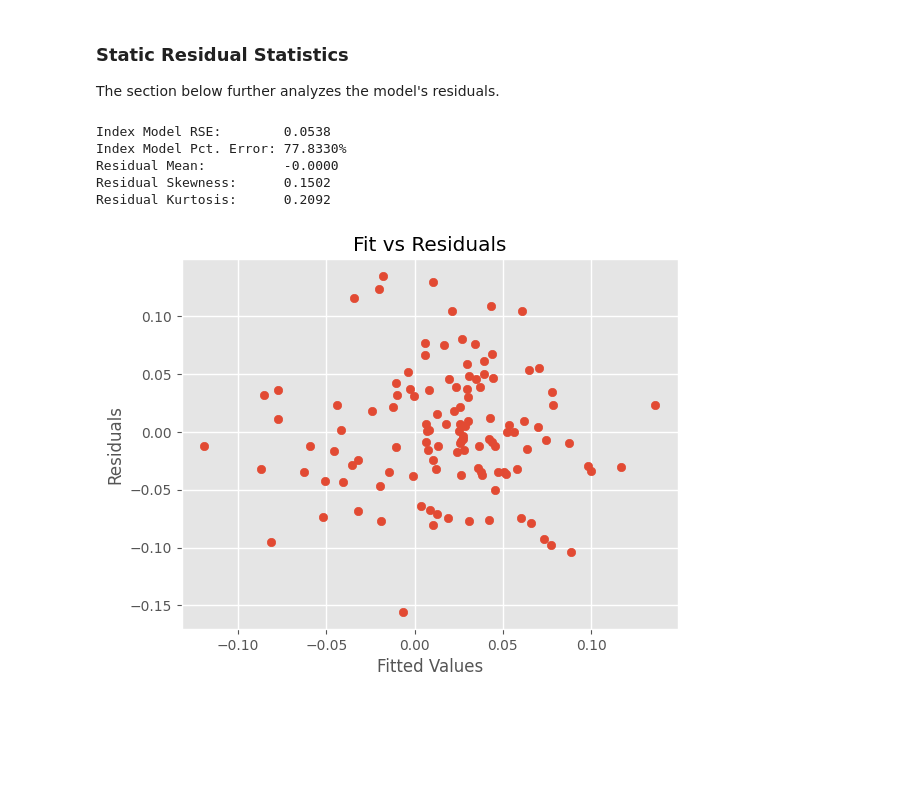
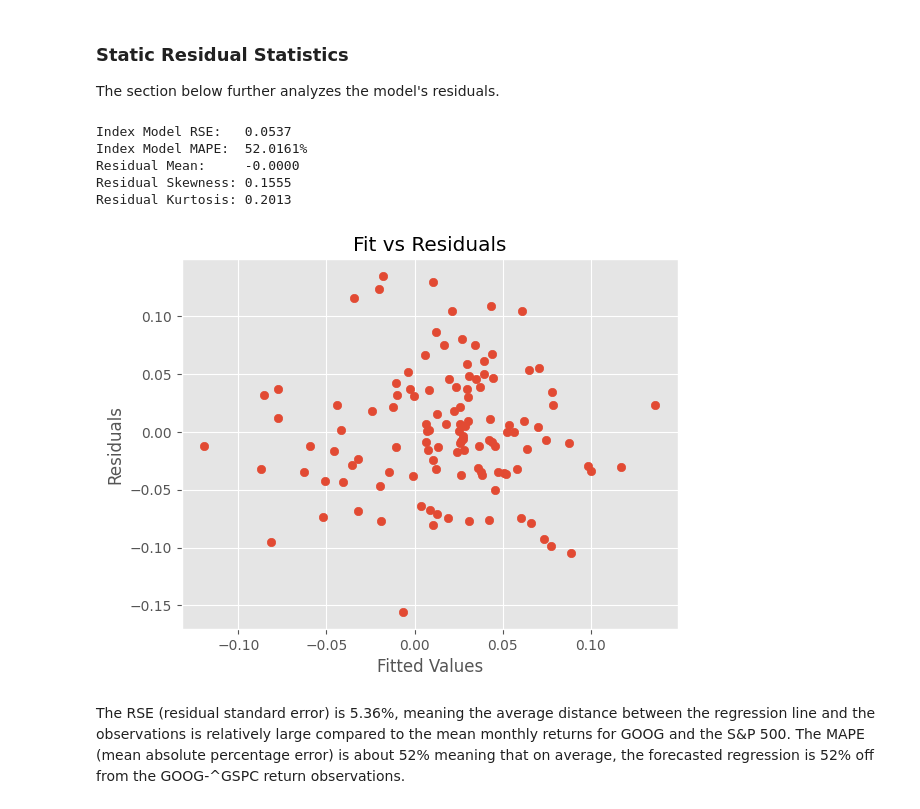
Before and after one commit to tzabcoder/QuantitativeFinance, a Jupyter notebook: Regression/index_model.ipynb, the cells around one changed output. Cells and saved outputs as stored; diff of their text form; code cells hidden in the pictures; blank space fills up the shorter version.

```diff
--- a/Regression/index_model.ipynb
+++ b/Regression/index_model.ipynb
@@ -106,34 +106,39 @@ The section below further analyzes the model's residuals.
 # %%
 n = len(y)
 p = X.shape[1] # Number of model parameters
 
-RSS = sum(results.resid ** 2)       # Residual sum of squares
-RSE = np.sqrt(RSS / (n - p - 1))    # Residual standard error
-pct_error = (RSE / np.std(y)) * 100 # Percentage error
+actual = np.asarray(y)
+predicted = np.asarray(results.fittedvalues)
+
+RSS = sum(results.resid ** 2)   # Residual sum of squares
+RSE = np.sqrt(RSS / (n - p))    # Residual standard error
+MAPE = np.mean(np.abs(predicted - actual) / actual) * 100
 
 # Residual statistics
 resid_mean = np.mean(results.resid)
 resid_skew = st.skew(results.resid)
-resit_kurt = st.kurtosis(results.resid)
+resid_kurt = st.kurtosis(results.resid)
 
 # Print the model statistics
-print(f'Index Model RSE:        {RSE:.4f}')
-print(f'Index Model Pct. Error: {pct_error:.4f}%')
-print(f'Residual Mean:          {resid_mean:.4f}')
-print(f'Residual Skewness:      {resid_skew:.4f}')
-print(f'Residual Kurtosis:      {resit_kurt:.4f}')
+print(f'Index Model RSE:   {RSE:.4f}')
+print(f'Index Model MAPE:  {MAPE:.4f}%')
+print(f'Residual Mean:     {resid_mean:.4f}')
+print(f'Residual Skewness: {resid_skew:.4f}')
+print(f'Residual Kurtosis: {resid_kurt:.4f}')
 
 # Plot the fitted values against the residuals
 plt.scatter(results.fittedvalues, results.resid)
 plt.title('Fit vs Residuals')
 plt.xlabel('Fitted Values')
 plt.ylabel('Residuals')
 plt.show()
 # %% [output]
-Index Model RSE:        0.0538
-Index Model Pct. Error: 77.8330%
-Residual Mean:          -0.0000
-Residual Skewness:      0.1502
-Residual Kurtosis:      0.2092
+Index Model RSE:   0.0537
+Index Model MAPE:  52.0161%
+Residual Mean:     -0.0000
+Residual Skewness: 0.1555
+Residual Kurtosis: 0.2013
-[figure, old version]
+[figure, new version]
+# %% [markdown]
+The RSE (residual standard error) is 5.36%, meaning the average distance between the regression line and the observations is relatively large compared to the mean monthly returns for GOOG and the S&P 500. The MAPE (mean absolute percentage error) is about 52% meaning that on average, the forecasted regression is 52% off from the GOOG-^GSPC return observations.
 # %%
```
Also changed, not shown: parts of 5 cells of this notebook.
